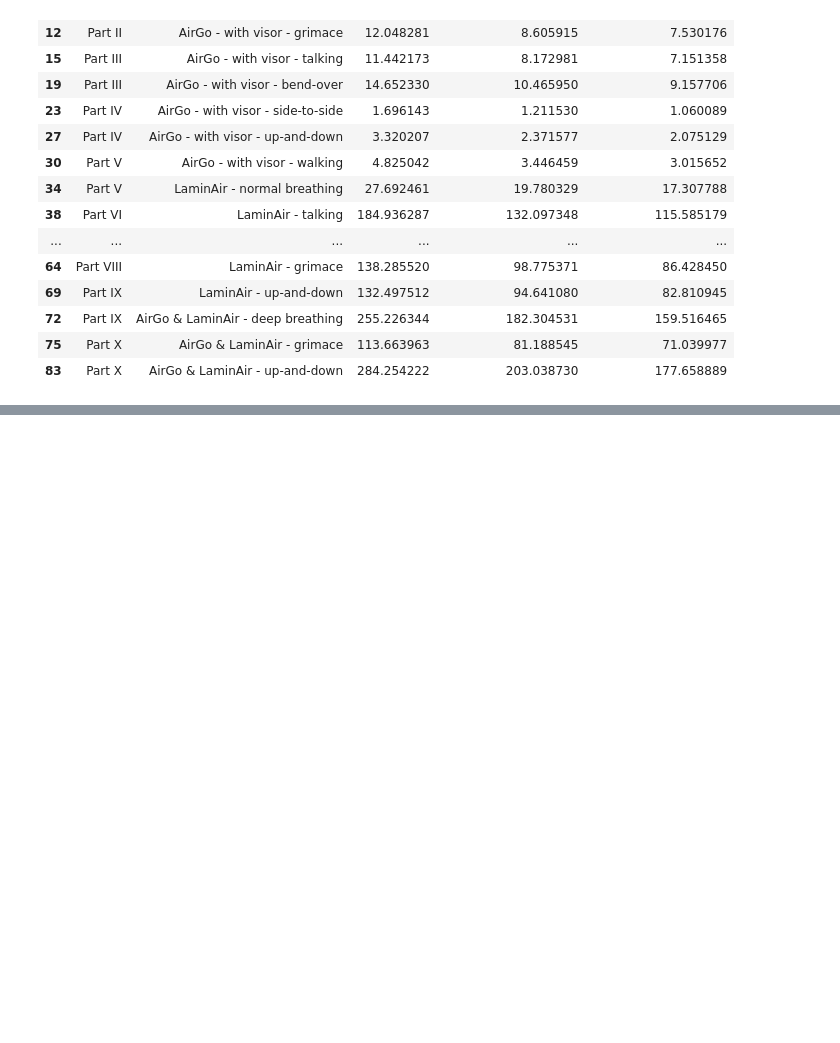
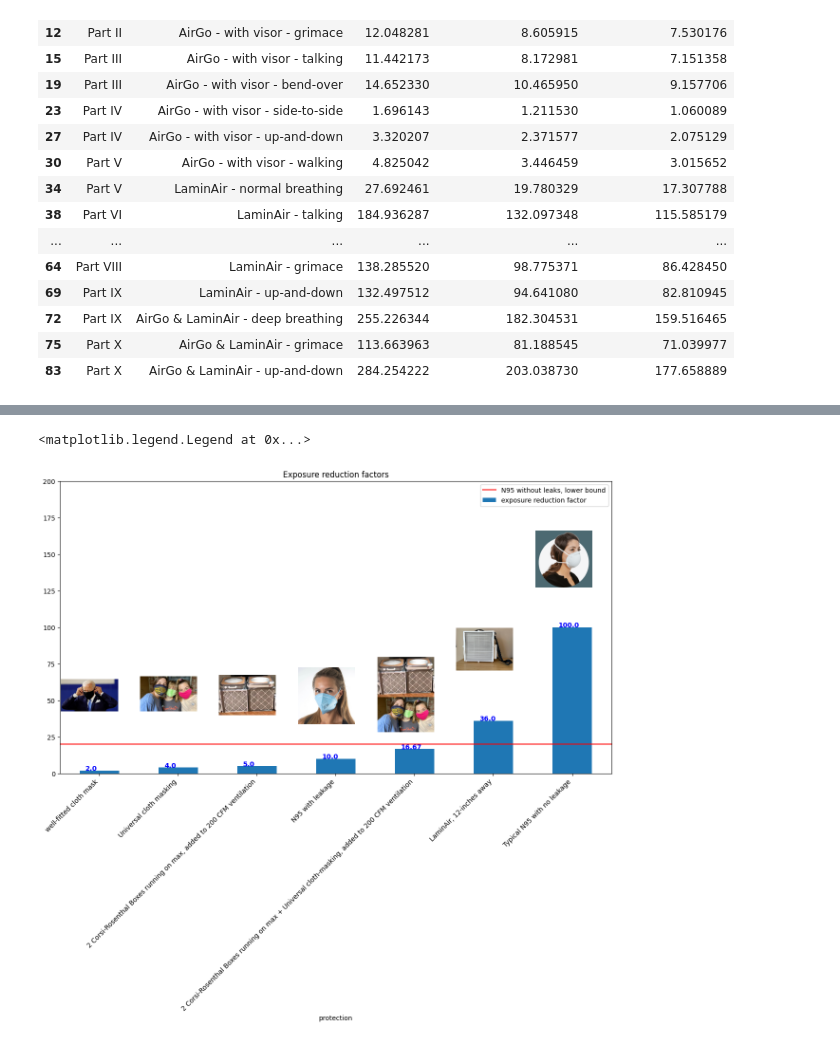
Before and after one commit to Edderic/iaq, a Jupyter notebook: notebooks/milestone-eoy-2023.ipynb, the cells around one changed output, grey strips where cells are left out. Cells and saved outputs as stored; diff of their text form; code cells hidden in the pictures; blank space fills up the shorter version.

```diff
--- a/notebooks/milestone-eoy-2023.ipynb
+++ b/notebooks/milestone-eoy-2023.ipynb
@@ -1148,0 +1372,13 @@ Text(0.5, 1.0, 'Exposure Reduction Factors (mass concentration)')
+# %%
+results = bar_plot_exposure_reduction_factors(
+    fit_factor_context.sort_values(by='exposure reduction factor'),
+    img_func=lambda fit_factor, i: [ i / 9 + 1.2 / 9.5 , fit_factor / 250, 0.08,0.35],
+    figsize=(15,8),
+    ylim=(0,200)
+)
+
+results['ax'].axhline(20, color='r')
+results['ax'].legend([ 'N95 without leaks, lower bound', 'exposure reduction factor'])
+# %% [output]
+<matplotlib.legend.Legend at 0x...>
+[figure, added]
```
Also changed, not shown: parts of 28 cells of this notebook.
